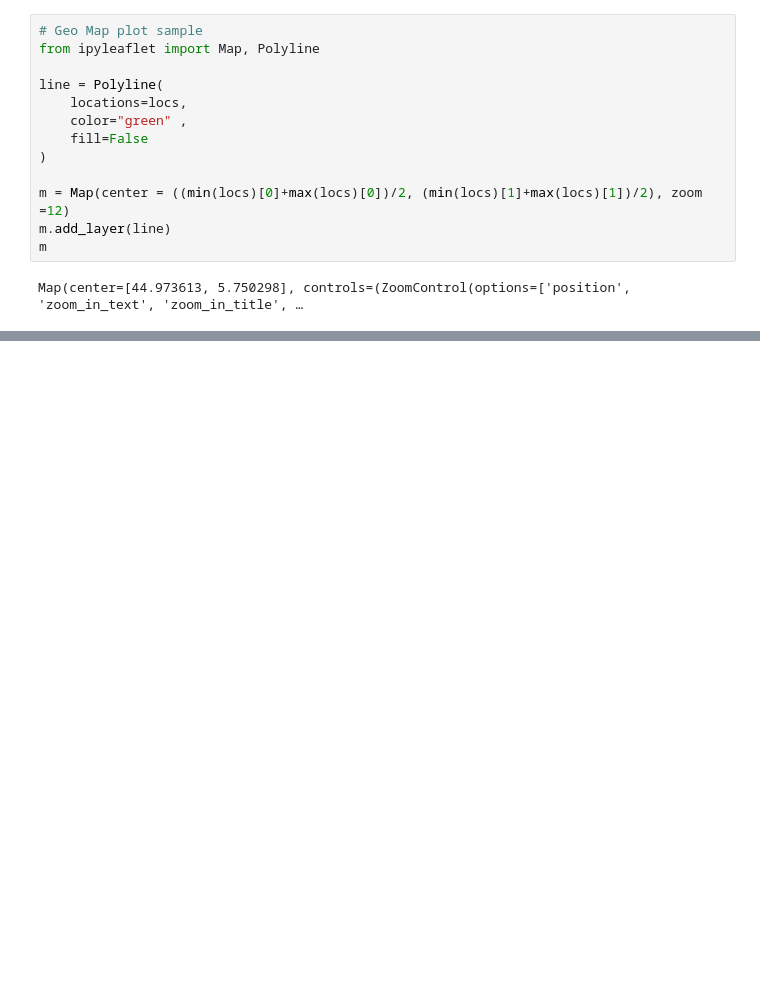
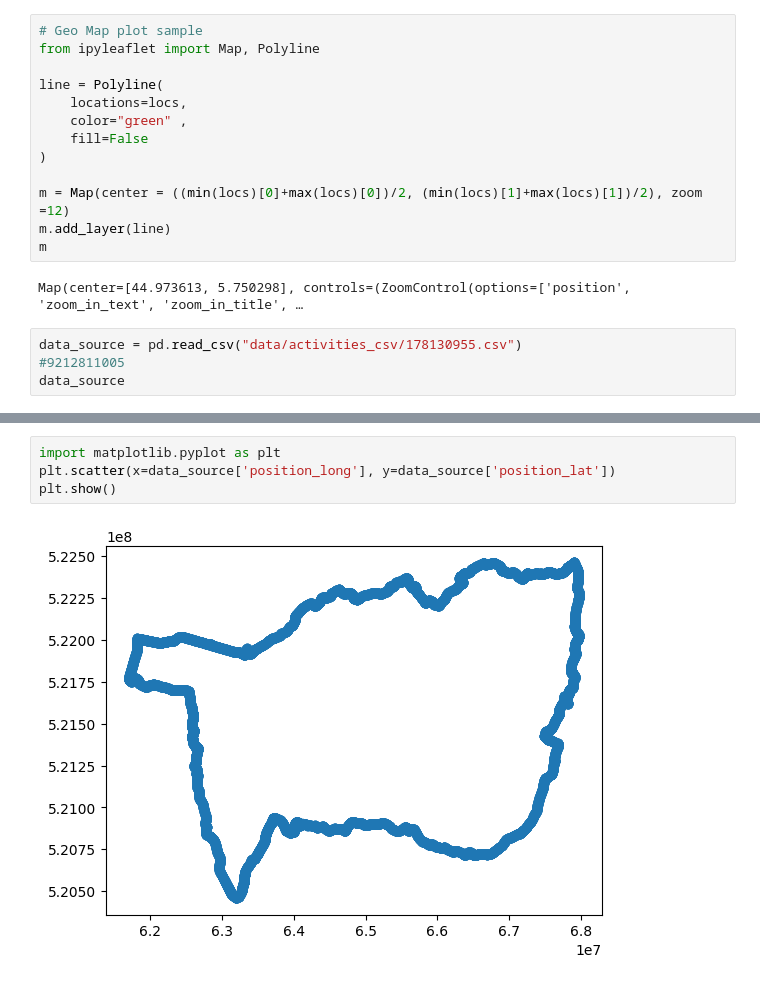
Before and after one commit to chachouswim2/cycling-hour-record, a Jupyter notebook: load_data.ipynb, the cells around one changed output, grey strips where cells are left out. Saved outputs shown, nothing was run; the diff lists cells and outputs as text; blank space fills up the shorter version.

```diff
--- a/load_data.ipynb
+++ b/load_data.ipynb
@@ -167,3 +168,7 @@ m.add_layer(line)
 m
 # %% [output]
 Map(center=[44.973613, 5.750298], controls=(ZoomControl(options=['position', 'zoom_in_text', 'zoom_in_title', …
+# %%
+data_source = pd.read_csv("data/activities_csv/178130955.csv")
+#9212811005
+data_source
@@ -169,0 +189,6 @@ Map(center=[44.973613, 5.750298], controls=(ZoomControl(options=['position', 'zo
+# %%
+import matplotlib.pyplot as plt
+plt.scatter(x=data_source['position_long'], y=data_source['position_lat'])
+plt.show()
+# %% [output]
+[figure, added]
```
Also changed, not shown: parts of 6 cells of this notebook, 7 other files.
